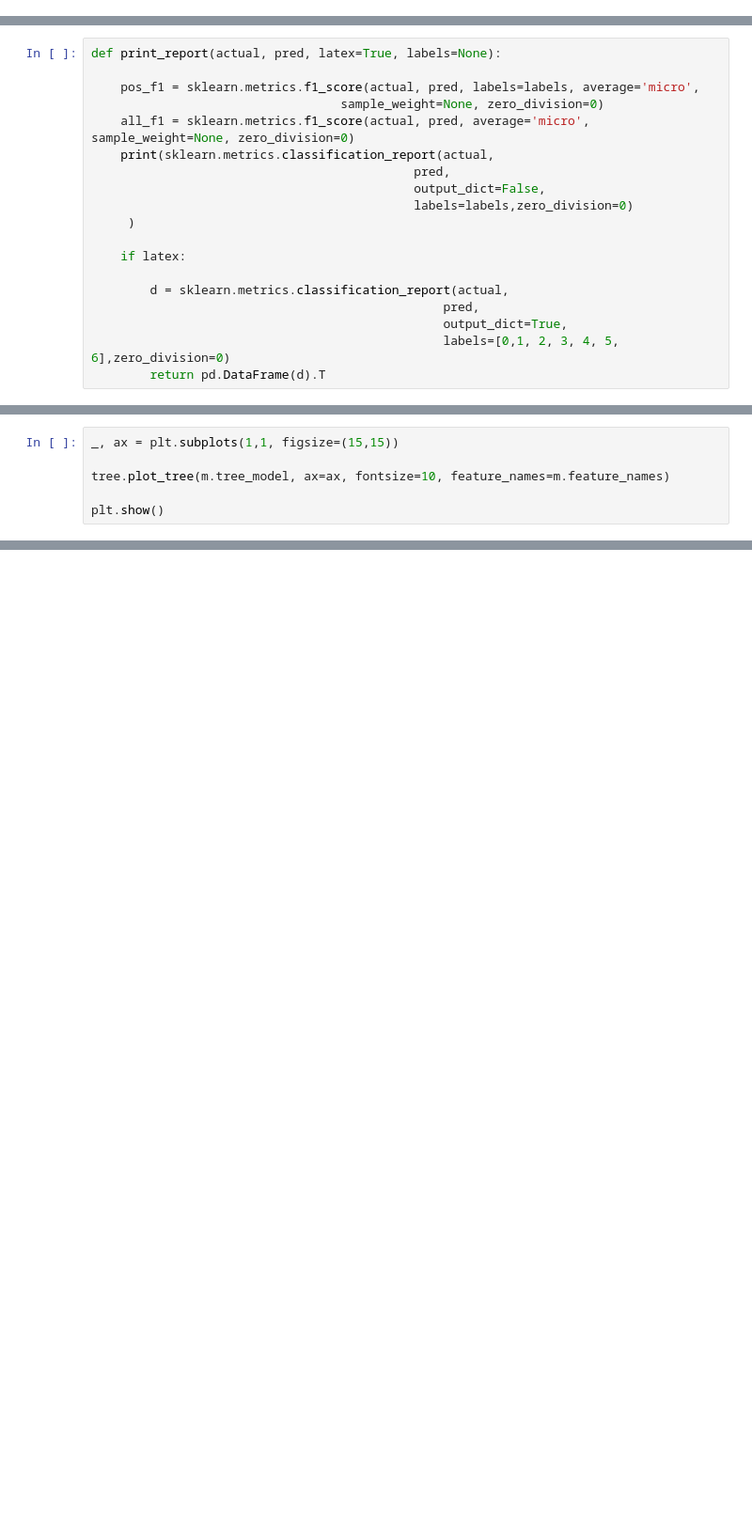
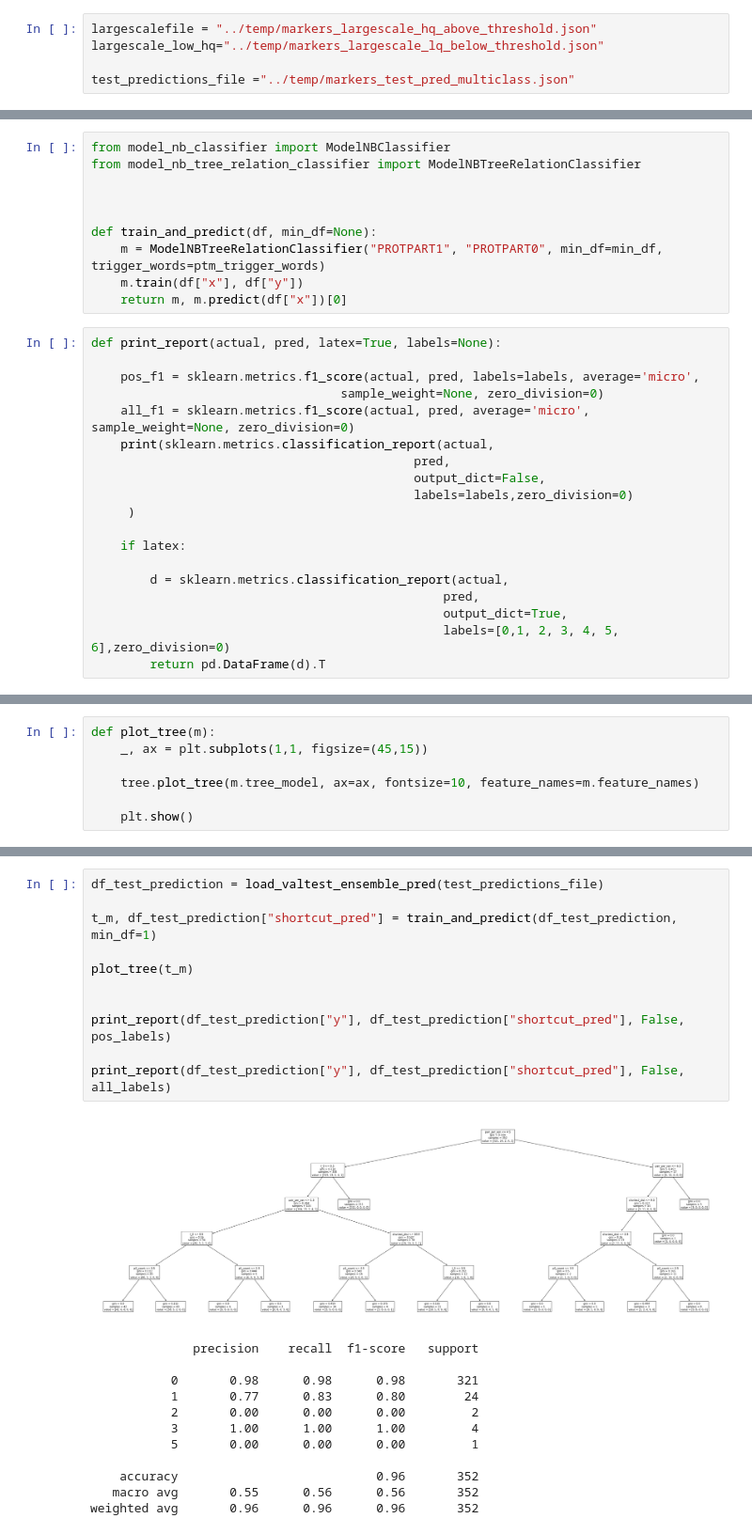
Before and after one commit to elangovana/bert-shortcuts, a Jupyter notebook: notebooks/ptm_ppi_shortcut_analysis.ipynb, the cells around one changed output, grey strips where cells are left out. Shown at 94% size. Drawn from its saved outputs; the diff is of its cells as text; blank space fills up the shorter version.

Commit message:
PTM PPI shortcuts

```diff
--- a/notebooks/ptm_ppi_shortcut_analysis.ipynb
+++ b/notebooks/ptm_ppi_shortcut_analysis.ipynb
@@ -26,0 +29,5 @@ m = ModelNBTreeClassifier("PROTPART1", "PROTPART0")
+# %%
+largescalefile = "../temp/markers_largescale_hq_above_threshold.json"
+largescale_low_hq="../temp/markers_largescale_lq_below_threshold.json"
+
+test_predictions_file ="../temp/markers_test_pred_multiclass.json"
@@ -27,3 +50,13 @@ m = ModelNBTreeClassifier("PROTPART1", "PROTPART0")
+# %%
+from model_nb_classifier import ModelNBClassifier
+from model_nb_tree_relation_classifier import ModelNBTreeRelationClassifier
+
+
+
+def train_and_predict(df, min_df=None):
+    m = ModelNBTreeRelationClassifier("PROTPART1", "PROTPART0", min_df=min_df, trigger_words=ptm_trigger_words)
+    m.train(df["x"], df["y"])
+    return m, m.predict(df["x"])[0]
 # %%
 def print_report(actual, pred, latex=True, labels=None):
 
@@ -339,6 +78,0 @@ disp.plot(cmap="PuBu", xticks_rotation="vertical")
-# %%
-_, ax = plt.subplots(1,1, figsize=(15,15))
-
-tree.plot_tree(m.tree_model, ax=ax, fontsize=10, feature_names=m.feature_names)
-
-plt.show()
@@ -346,0 +79,7 @@ plt.show()
+# %%
+def plot_tree(m):
+    _, ax = plt.subplots(1,1, figsize=(45,15))
+
+    tree.plot_tree(m.tree_model, ax=ax, fontsize=10, feature_names=m.feature_names)
+
+    plt.show()
@@ -346,0 +237,24 @@ plt.show()
+# %%
+df_test_prediction = load_valtest_ensemble_pred(test_predictions_file)
+
+t_m, df_test_prediction["shortcut_pred"] = train_and_predict(df_test_prediction, min_df=1)
+
+plot_tree(t_m)
+
+
+print_report(df_test_prediction["y"], df_test_prediction["shortcut_pred"], False, pos_labels)
+
+print_report(df_test_prediction["y"], df_test_prediction["shortcut_pred"], False, all_labels)
+# %% [output]
+[figure, added]
+              precision    recall  f1-score   support
+
+           0       0.98      0.98      0.98       321
+           1       0.77      0.83      0.80        24
+           2       0.00      0.00      0.00         2
+           3       1.00      1.00      1.00         4
+           5       0.00      0.00      0.00         1
+
+    accuracy                           0.96       352
+   macro avg       0.55      0.56      0.56       352
+weighted avg       0.96      0.96      0.96       352
```
Also changed, not shown: parts of 47 cells of this notebook, 1 other file.
